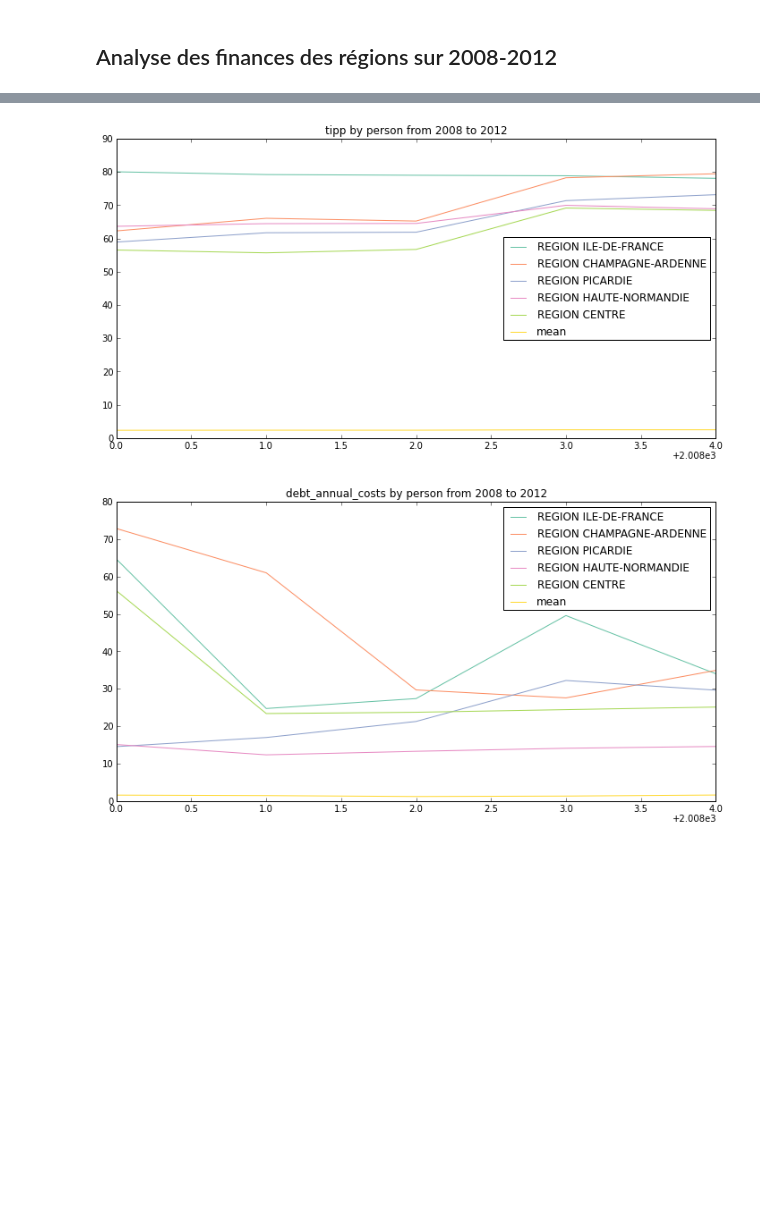
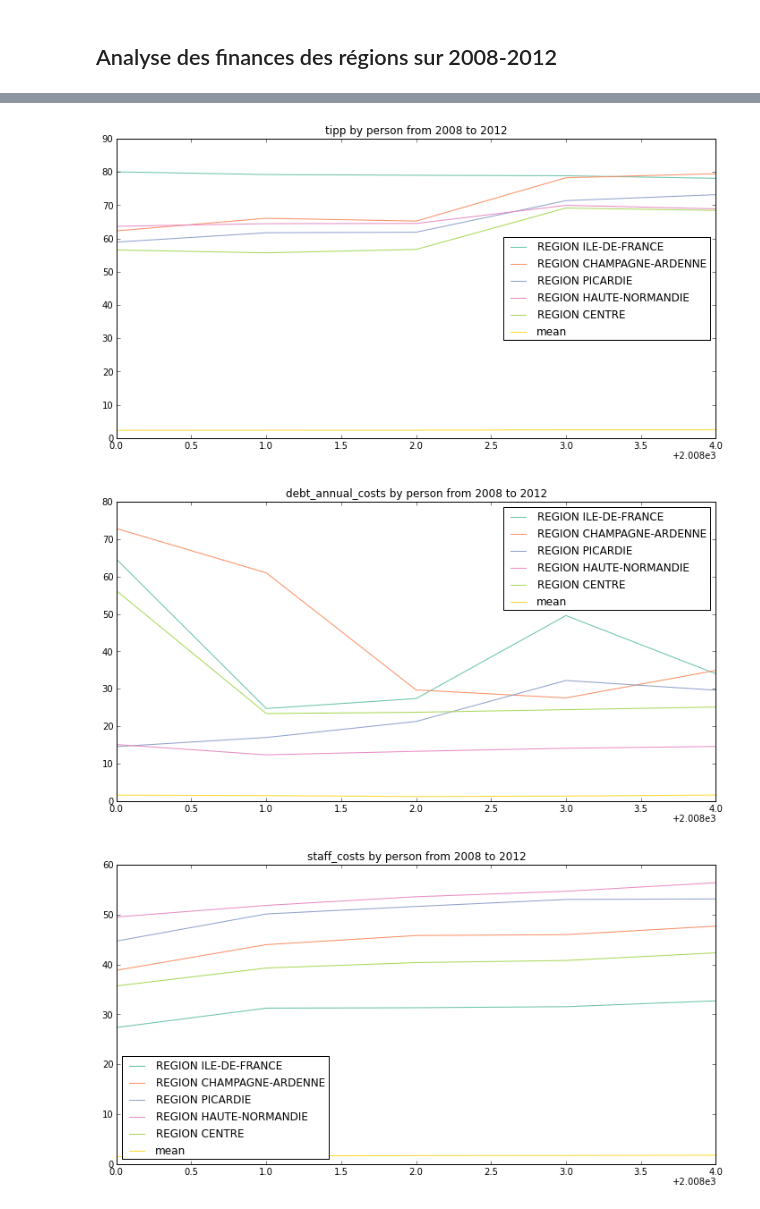
Before and after one commit to regardscitoyens/nosfinanceslocales_scraper, a Jupyter notebook: notebooks/region_analysis.ipynb, the cells around one changed output, grey strips where cells are left out. Saved outputs shown, nothing was run; the diff lists cells and outputs as text; code cells hidden in the pictures; blank space fills up the shorter version.

```diff
--- a/notebooks/region_analysis.ipynb
+++ b/notebooks/region_analysis.ipynb
@@ -29,0 +7,3 @@ dtypes: float64(54), int64(3), object(3)
+# %%
+df = pd.read_csv(os.path.join(curdir, 'scraped_data', 'region_all.csv'))
+df[['name', 'year', 'net_profit', 'tipp', 'staff_costs', 'financial_costs', 'debt_repayments', 'allocation']].head(n=20)
@@ -29,0 +28,5 @@ dtypes: float64(54), int64(3), object(3)
+# %%
+df['staff_costs_per_person'] = df['staff_costs']/df['population']
+df['allocation_per_person'] = df['allocation']/df['population']
+df['operating_costs_per_person'] = df['operating_costs']/df['population']
+df[['name', 'year', 'staff_costs_per_person', 'allocation_per_person', 'operating_costs_per_person']].head(n=26)
@@ -51,9 +72,11 @@ def plot_value(value, by_person=True):
     axes.legend(loc='best');
 # %%
 plot_value('tipp')
-plot_value('debt_annual_costs')
+plot_value('debt_annual_costs')p
+plot_value('staff_costs')
 # %% [output]
 [figure]
 [figure]
+[figure, added]
 # %%
 plot_value('staff_costs', by_person=False)
```
Also changed, not shown: parts of 5 cells of this notebook, 2 other files.
